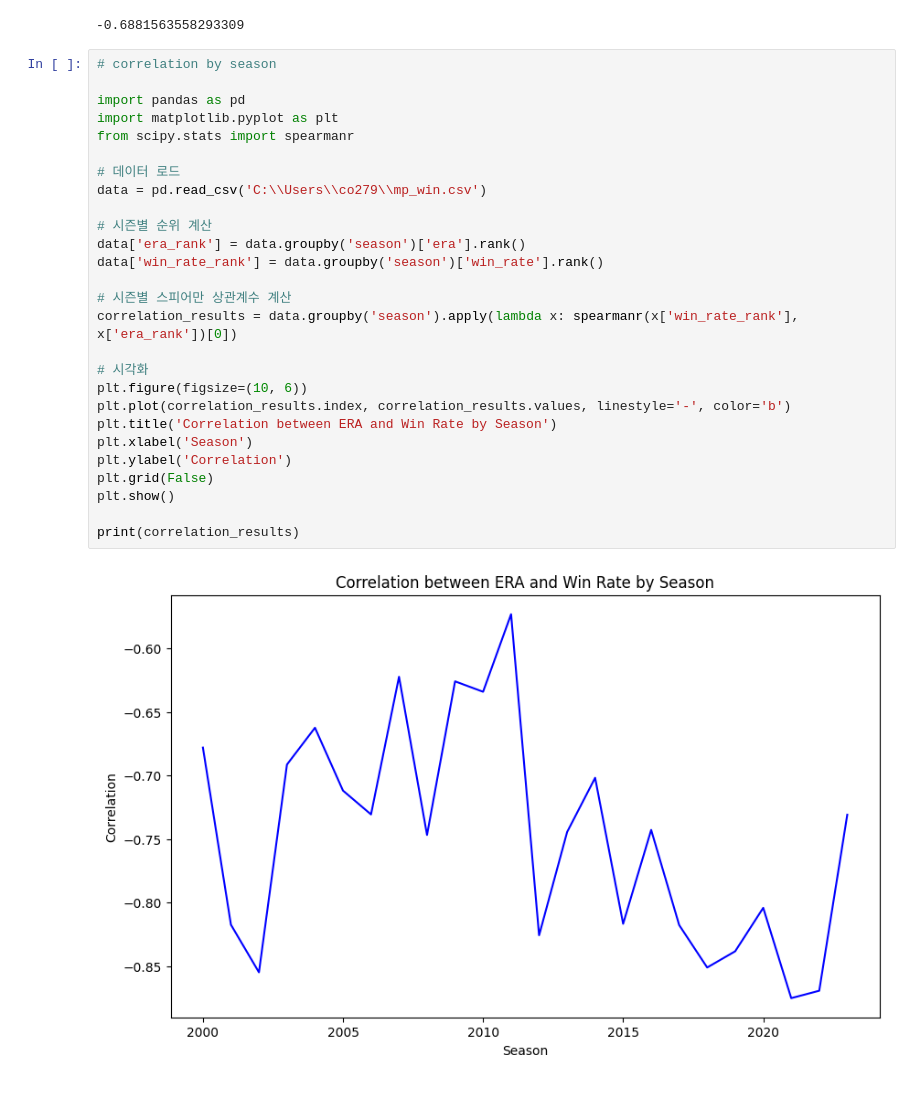
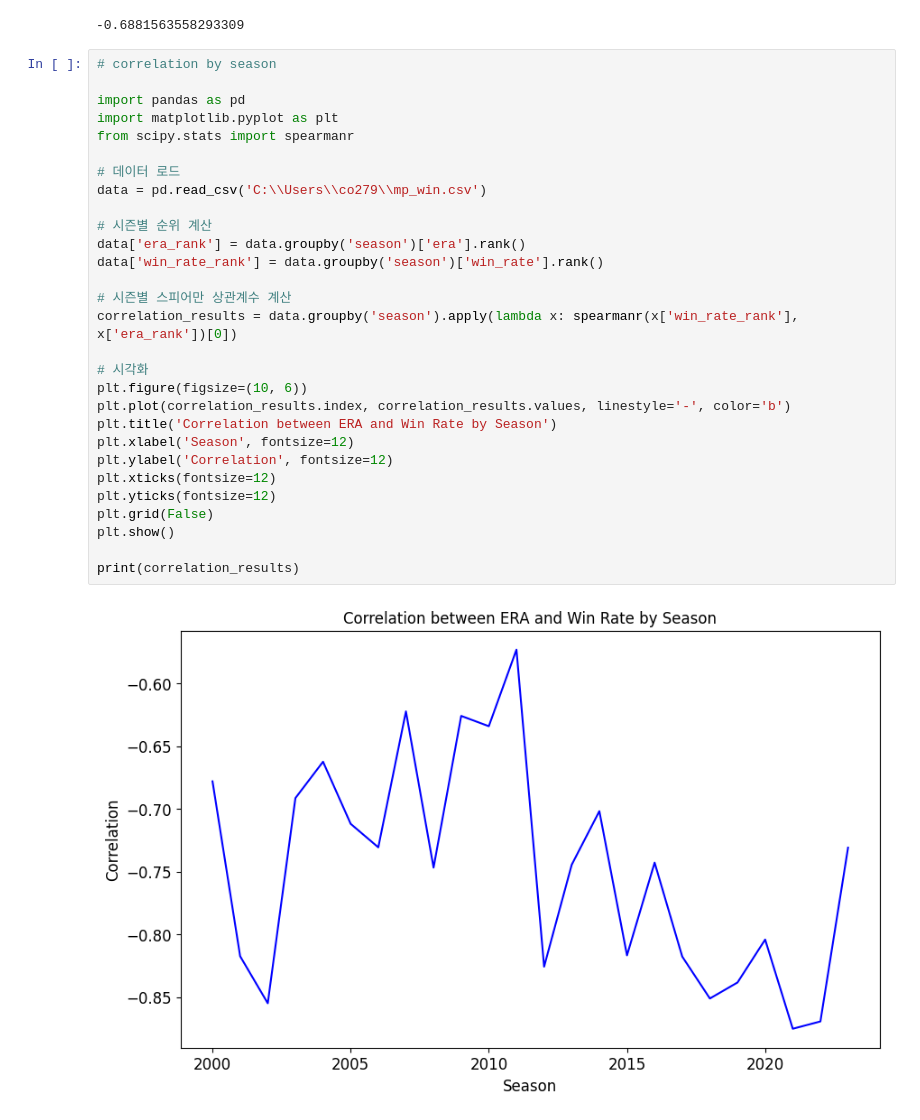
Before and after one commit to wonbyunglee/MLB-ERA-Prediction, a Jupyter notebook: mp_winrate.ipynb, the cells around one changed output. Drawn from its saved outputs; the diff is of its cells as text.

```diff
--- a/mp_winrate.ipynb
+++ b/mp_winrate.ipynb
@@ -11,32 +11,34 @@ print(correlation)
 # %%
 # correlation by season
 
 import pandas as pd
 import matplotlib.pyplot as plt
 from scipy.stats import spearmanr
 
 # 데이터 로드
 data = pd.read_csv('C:\\Users\\co279\\mp_win.csv')
 
 # 시즌별 순위 계산
 data['era_rank'] = data.groupby('season')['era'].rank()
 data['win_rate_rank'] = data.groupby('season')['win_rate'].rank()
 
 # 시즌별 스피어만 상관계수 계산
 correlation_results = data.groupby('season').apply(lambda x: spearmanr(x['win_rate_rank'], x['era_rank'])[0])
 
 # 시각화
 plt.figure(figsize=(10, 6))
 plt.plot(correlation_results.index, correlation_results.values, linestyle='-', color='b')
 plt.title('Correlation between ERA and Win Rate by Season')
-plt.xlabel('Season')
-plt.ylabel('Correlation')
+plt.xlabel('Season', fontsize=12)
+plt.ylabel('Correlation', fontsize=12)
+plt.xticks(fontsize=12)
+plt.yticks(fontsize=12)
 plt.grid(False)
 plt.show()
 
 print(correlation_results)
 # %% [output]
-[figure, old version]
+[figure, new version]
 season
 2000.0   -0.678027
 2001.0   -0.817483
```
Also changed, not shown: parts of 2 cells of this notebook.
